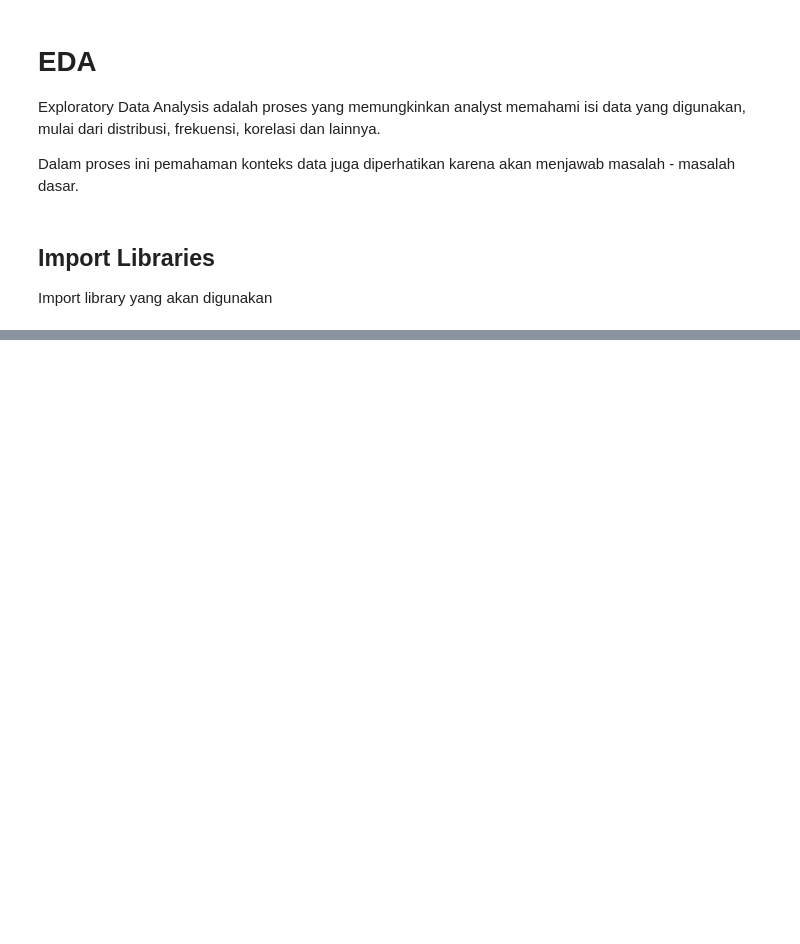
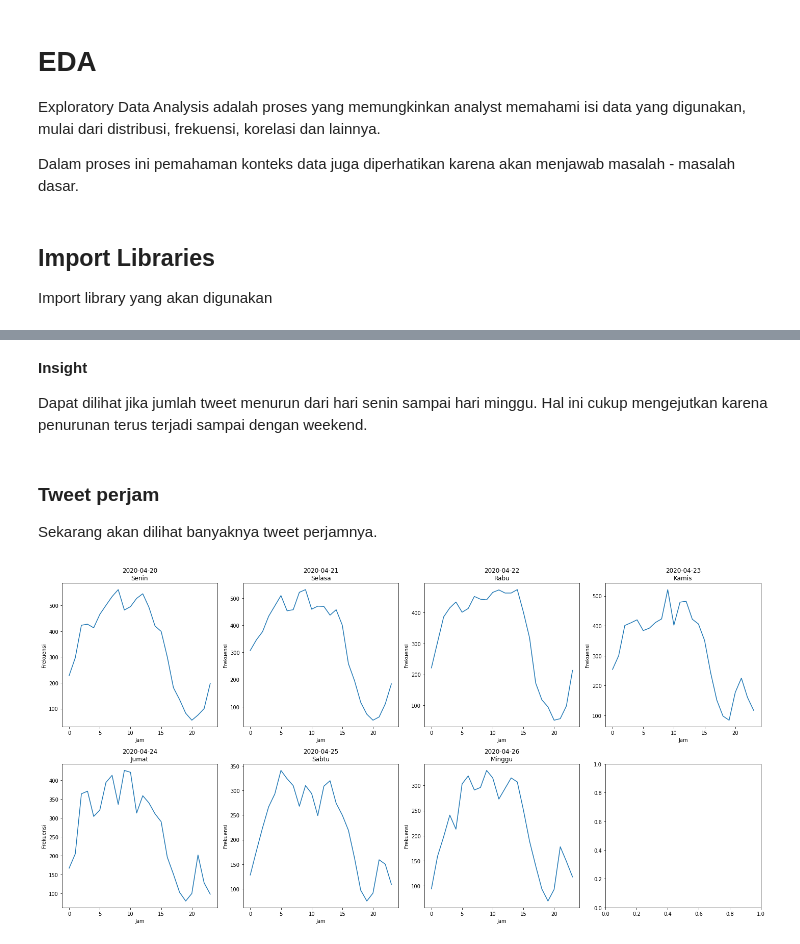
Before and after one commit to Hyuto/Analisis-Sentimen-Corona-DKI-Jakarta, a Jupyter notebook: notebook/ADE.ipynb, the cells around one changed output, grey strips where cells are left out. Saved outputs shown, nothing was run; the diff lists cells and outputs as text; code cells hidden in the pictures; blank space fills up the shorter version.

```diff
--- a/notebook/ADE.ipynb
+++ b/notebook/ADE.ipynb
@@ -130,4 +10,0 @@ Akan dilihat perbandingan antara jumlah tweet dan retweet yang ada.
-# %%
-# Menghitung perbandingan tweet dan retweet
-r_stat = data["Retweet Status"].groupby(data["Retweet Status"]).count()
-temp = r_stat.values
@@ -219,0 +75,27 @@ plt.show()
+# %% [markdown]
+**Insight**
+
+Dapat dilihat jika jumlah tweet menurun dari hari senin sampai hari minggu. Hal ini cukup mengejutkan karena penurunan terus terjadi sampai dengan weekend.
+# %% [markdown]
+### Tweet perjam
+
+Sekarang akan dilihat banyaknya tweet perjamnya.
+# %%
+# Melihat banyak Tweet perjam
+tpj = []
+for x in tph.index:
+    temp = data["tanggal"][
+        (data["tanggal"] >= str(x)) & (data["tanggal"] < str(x + timedelta(days=1)))
+    ]
+    tpj.append(temp.groupby(temp.dt.hour).count())
+
+# Ploting Line
+fig, axes = plt.subplots(nrows=2, ncols=4, figsize=(20, 10))
+for i in range(len(tpj)):
+    sns.lineplot(x=tpj[i].index.tolist(), y=tpj[i].values, ax=axes[i // 4, i % 4])
+    axes[i // 4, i % 4].set_title(f"{hari[i]}")
+    axes[i // 4, i % 4].set(xlabel="Jam", ylabel="Frekuensi")
+    plt.tight_layout()
+plt.show()
+# %% [output]
+[figure, added]
```
Also changed, not shown: parts of 38 cells of this notebook, 4 other files.
